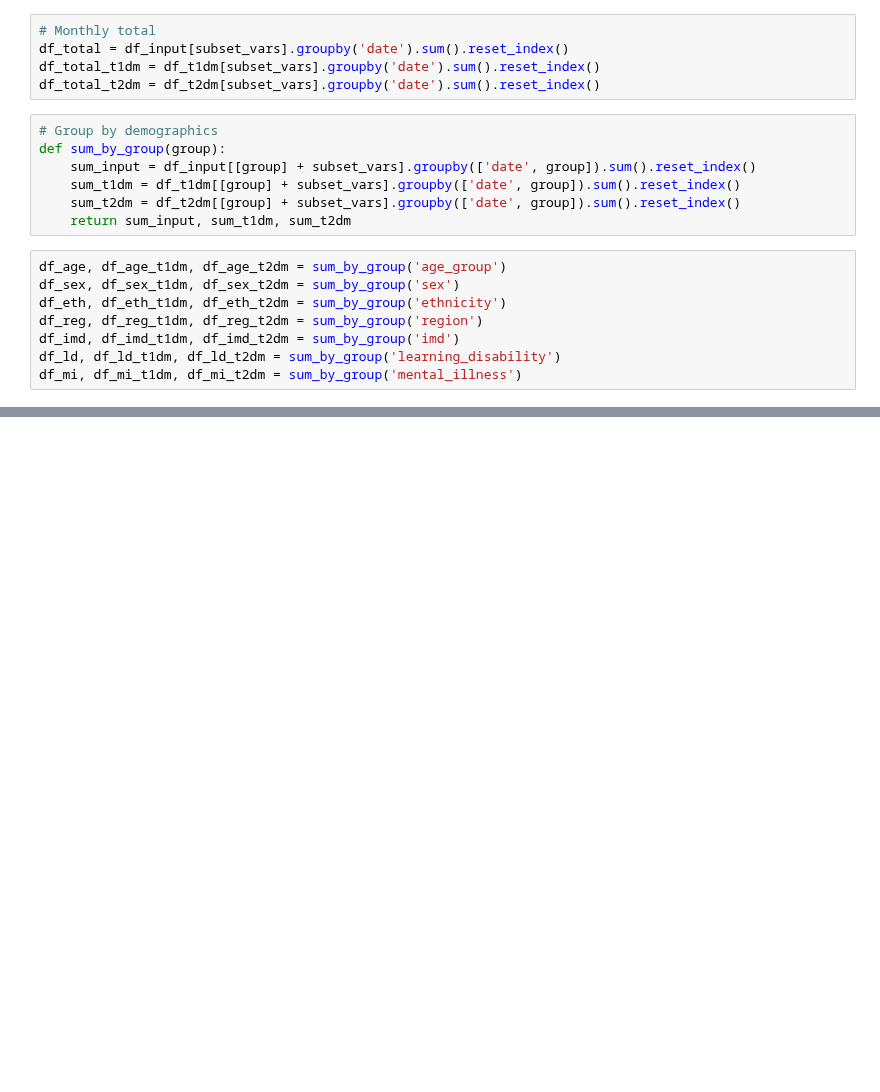
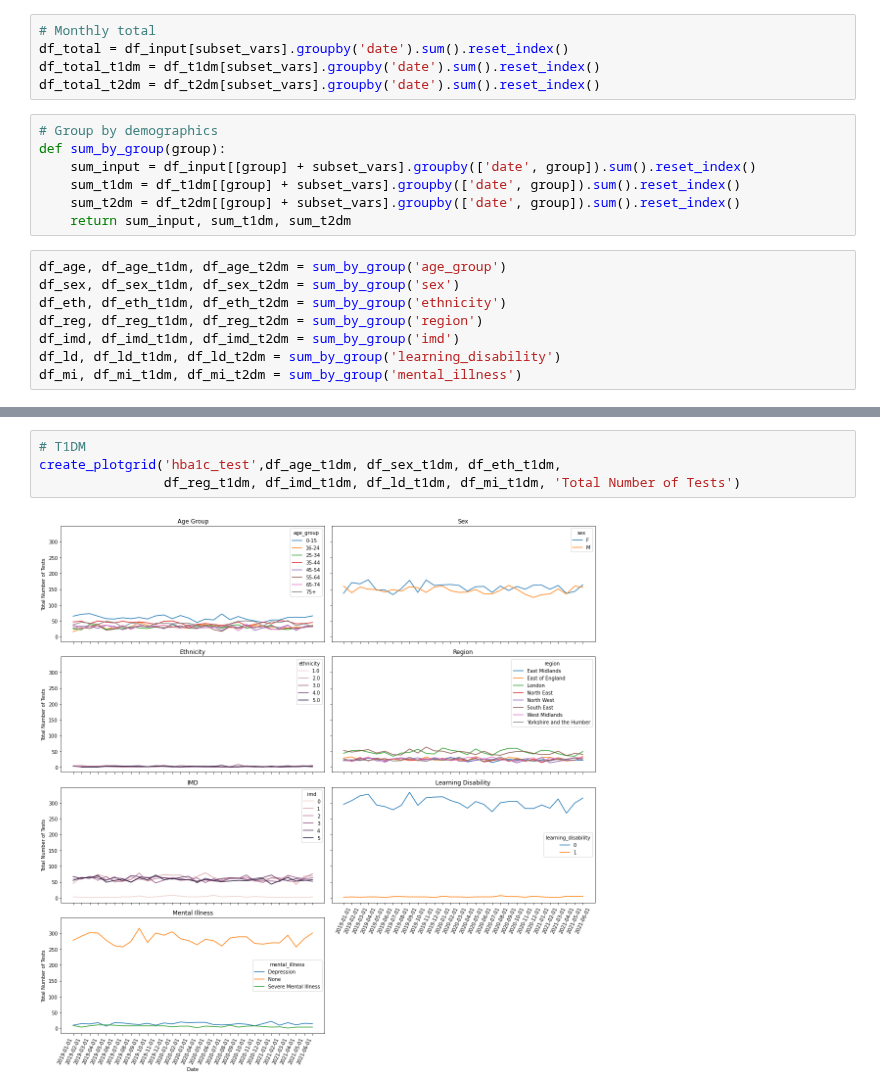
Before and after one commit to opensafely/HbA1c-levels, a Jupyter notebook: notebooks/charts.ipynb, the cells around one changed output, grey strips where cells are left out. Drawn from its saved outputs; the diff is of its cells as text; blank space fills up the shorter version.

```diff
--- a/notebooks/charts.ipynb
+++ b/notebooks/charts.ipynb
@@ -84,0 +159,6 @@ ax.fill_between(df_total.date, df_total.hba1c_gt_75.min(),
+# %%
+# T1DM
+create_plotgrid('hba1c_test',df_age_t1dm, df_sex_t1dm, df_eth_t1dm,
+                df_reg_t1dm, df_imd_t1dm, df_ld_t1dm, df_mi_t1dm, 'Total Number of Tests')
+# %% [output]
+[figure, added]
```
Also changed, not shown: parts of 12 cells of this notebook.
